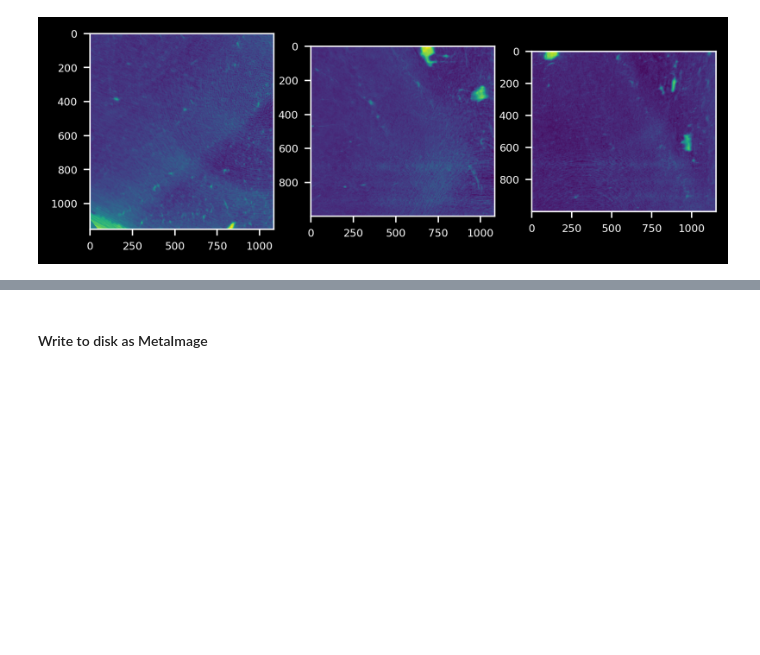
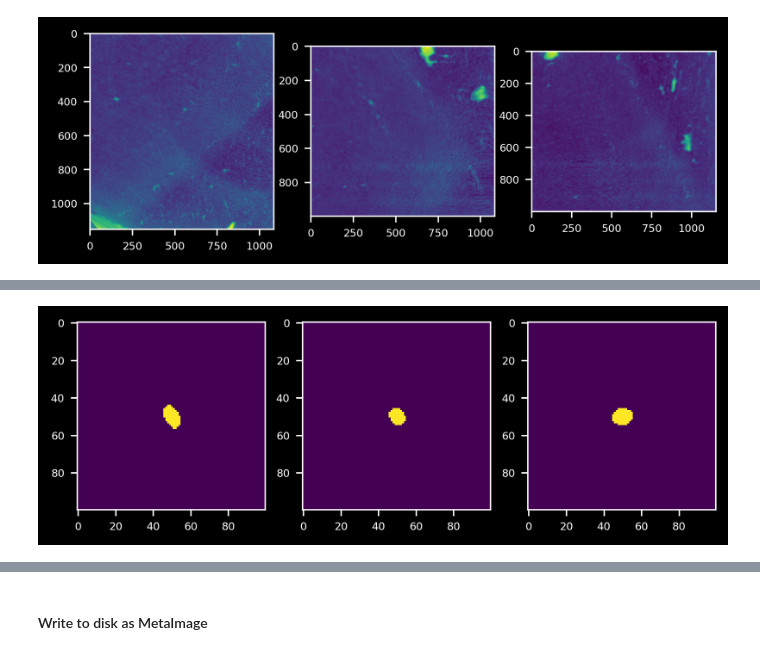
Before and after one commit to gianthk/pyfabric, a Jupyter notebook: notebooks/pyfabric_ex04_CDJ.ipynb, the cells around one changed output, grey strips where cells are left out. Cells and saved outputs as stored; diff of their text form; code cells hidden in the pictures; blank space fills up the shorter version.

```diff
--- a/notebooks/pyfabric_ex04_CDJ.ipynb
+++ b/notebooks/pyfabric_ex04_CDJ.ipynb
@@ -108,0 +133,4 @@ plot_midplanes(data_3D)
+# %%
+plot_midplanes(pyfabric.to01andbinary(pyfabric.ACF(pippo), 0.5))
+# %% [output]
+[figure, added]
```
Also changed, not shown: parts of 6 cells of this notebook, 1 other file.
